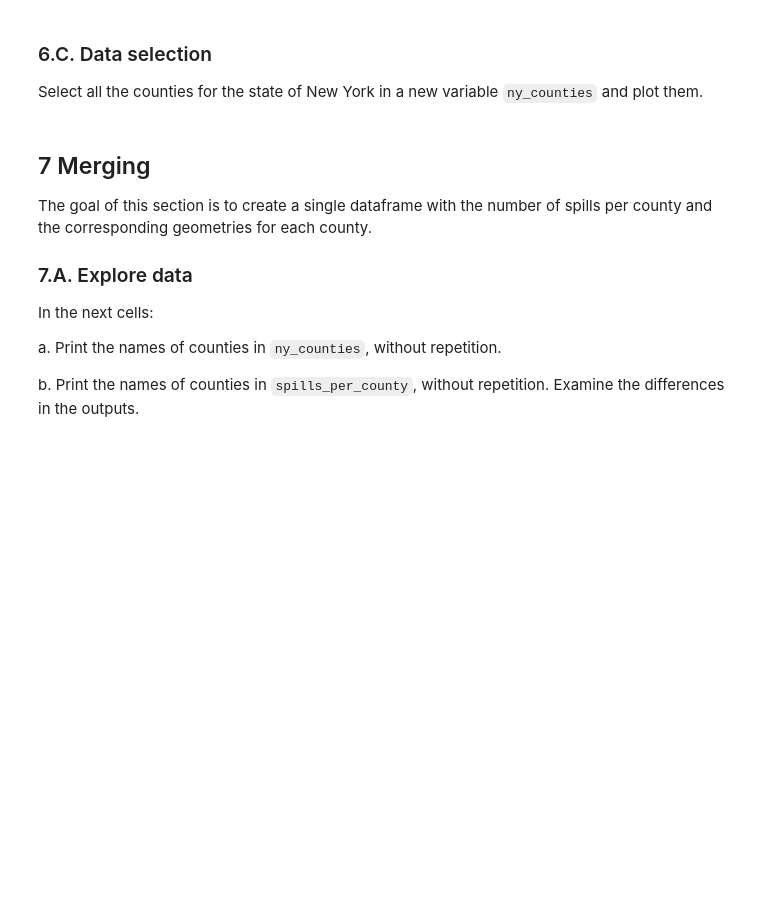
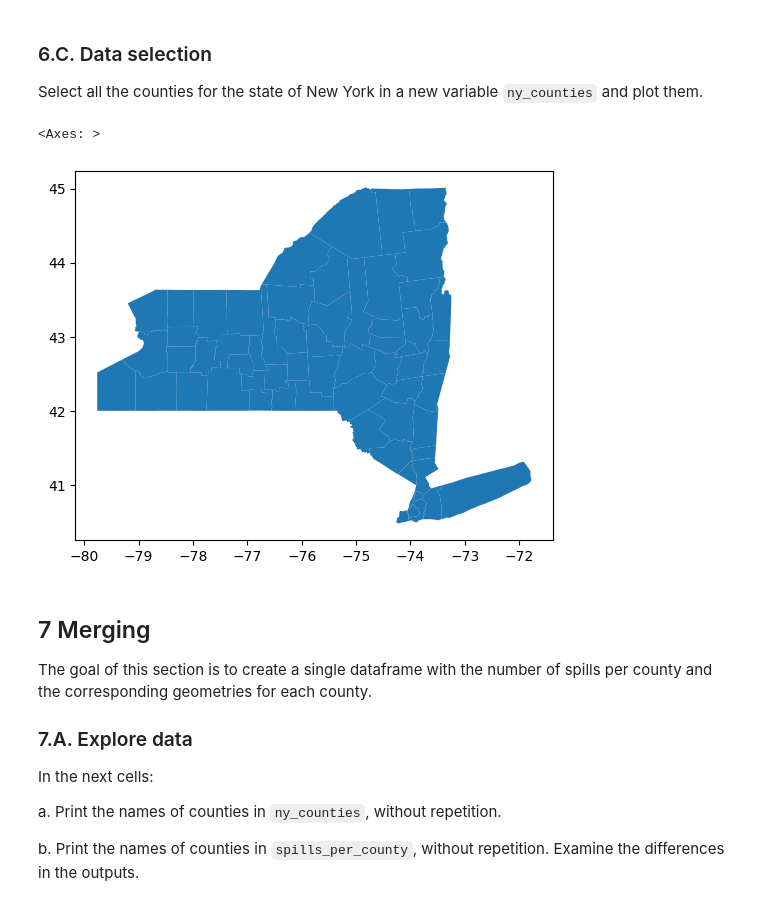
Before and after one commit to Aoverbye/eds220-hwk3, a Jupyter notebook: hwk3-task2-oil-spills.ipynb, the cells around one changed output. Drawn from its saved outputs; the diff is of its cells as text; code cells hidden in the pictures; blank space fills up the shorter version.

```diff
--- a/hwk3-task2-oil-spills.ipynb
+++ b/hwk3-task2-oil-spills.ipynb
@@ -290,3 +360,10 @@ Simplify column names as needed.
+# %%
+# Your code here
+# Convert all columns to lower case
+counties.columns = counties.columns.str.lower()
+
+# Replace all spaces with underscores
+counties.columns = counties.columns.str.replace(' ', '_')
 # %% [markdown]
 ### 6.C. Data selection
 
@@ -296,3 +371,13 @@ Select all the counties for the state of New York in a new variable `ny_counties
+# %%
+# Your code here
+# Select counties in fips region 36/New York State
+ny_counties = counties[counties['statefp'] == '36']
+
+# Plot ny_counties
+ny_counties.plot()
+# %% [output]
+<Axes: >
+[figure, added]
 # %% [markdown]
 ## 7 Merging
 
```
Also changed, not shown: parts of 22 cells of this notebook.
